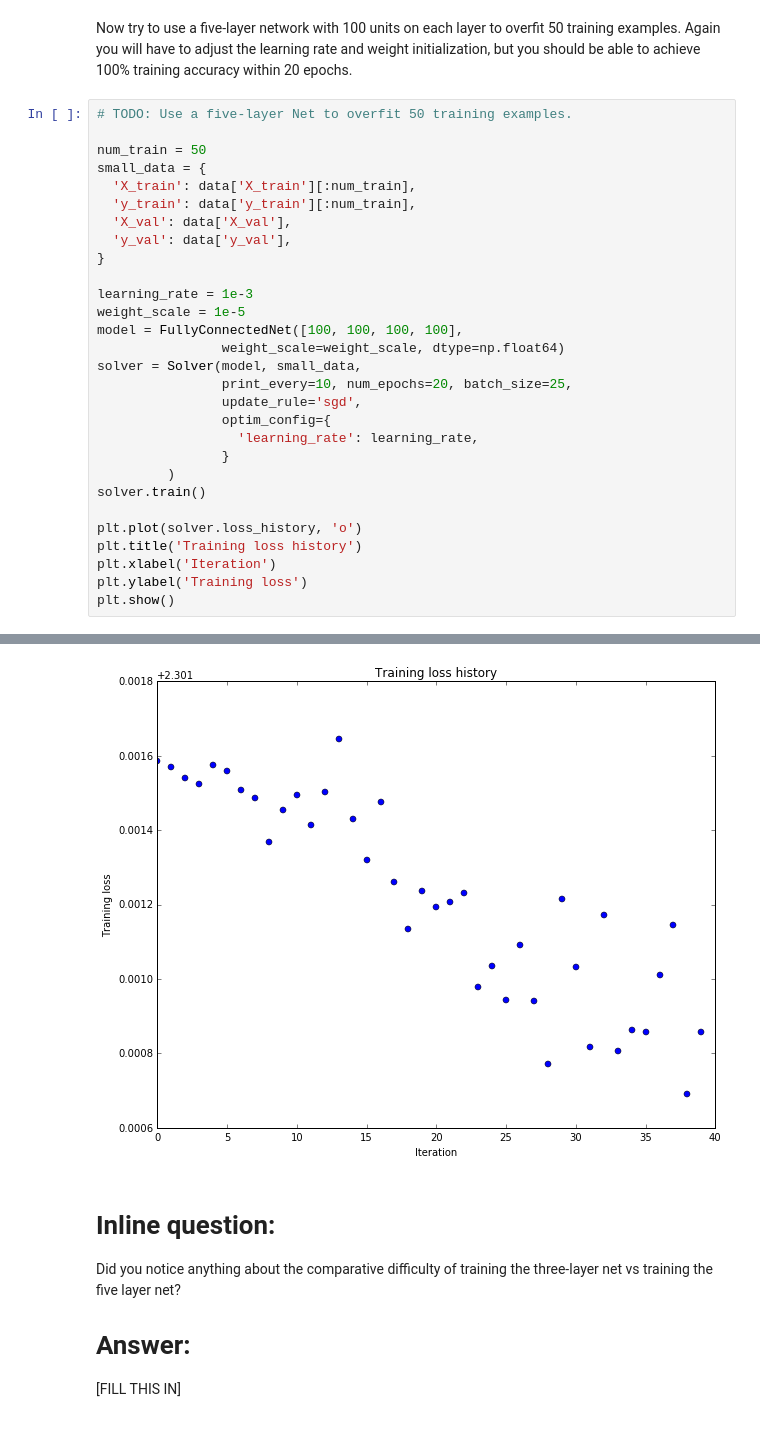
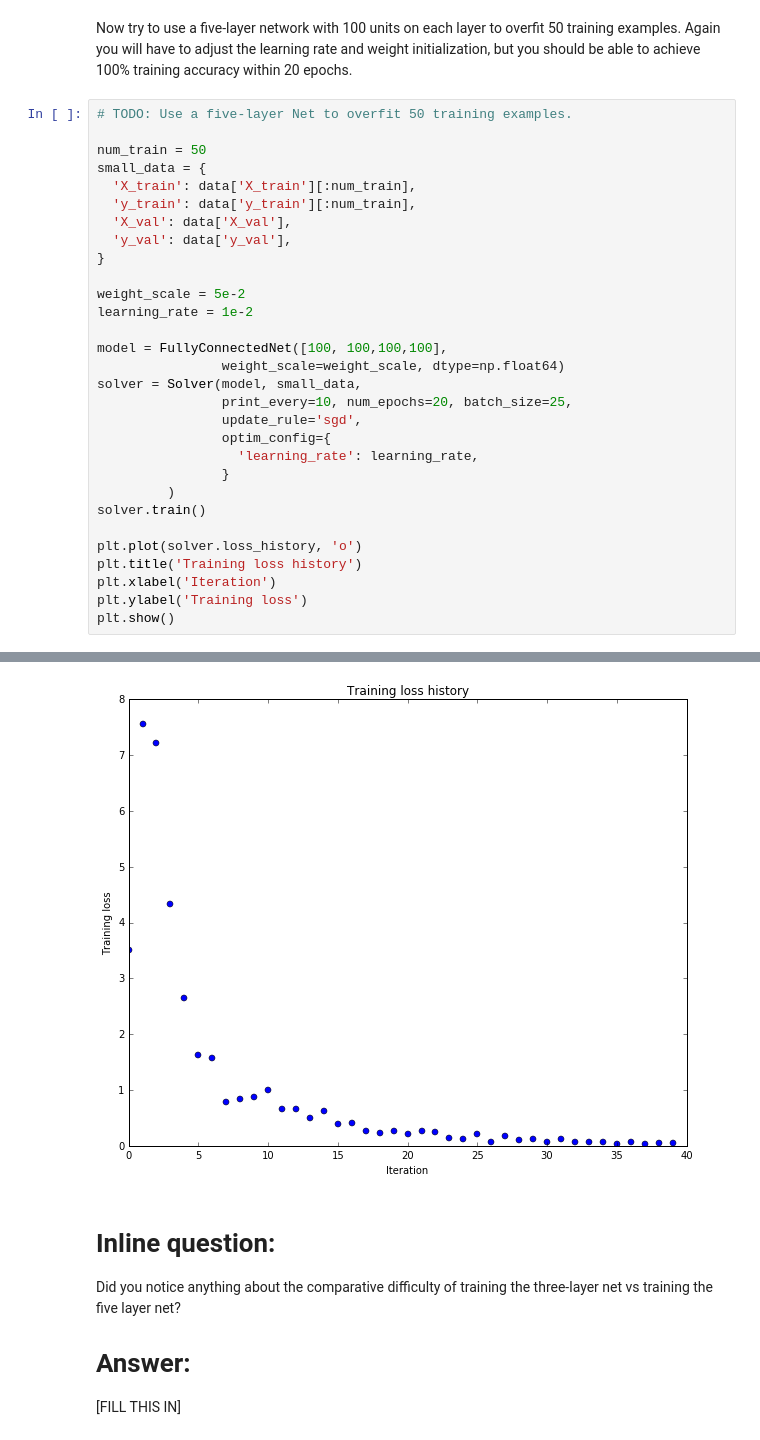
Before and after one commit to ases200q2/assignment2, a Jupyter notebook: FullyConnectedNets.ipynb, the cells around one changed output, grey strips where cells are left out. Saved outputs shown, nothing was run; the diff lists cells and outputs as text.

```diff
--- a/FullyConnectedNets.ipynb
+++ b/FullyConnectedNets.ipynb
@@ -474,9 +478,10 @@ small_data = {
   'y_val': data['y_val'],
 }
 
-learning_rate = 1e-3
-weight_scale = 1e-5
-model = FullyConnectedNet([100, 100, 100, 100],
+weight_scale = 5e-2
+learning_rate = 1e-2
+
+model = FullyConnectedNet([100, 100,100,100],
                 weight_scale=weight_scale, dtype=np.float64)
 solver = Solver(model, small_data,
                 print_every=10, num_epochs=20, batch_size=25,
@@ -513,4 +518,4 @@ plt.show()
-[figure, old version]
+[figure, new version]
 # %% [markdown]
 # Inline question:
 Did you notice anything about the comparative difficulty of training the three-layer net vs training the five layer net?
```
Also changed, not shown: parts of 12 cells of this notebook, 2 other files.
